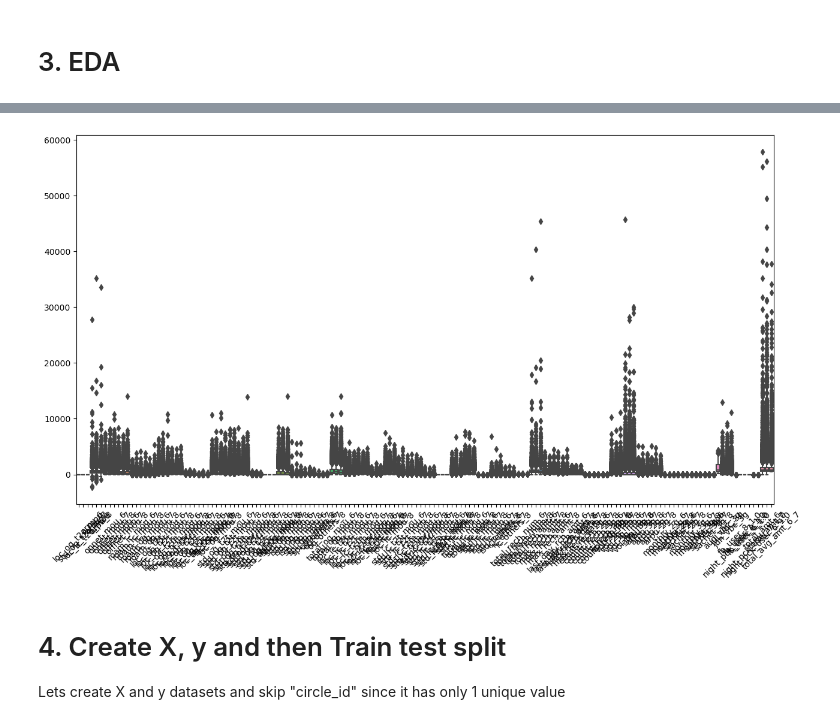
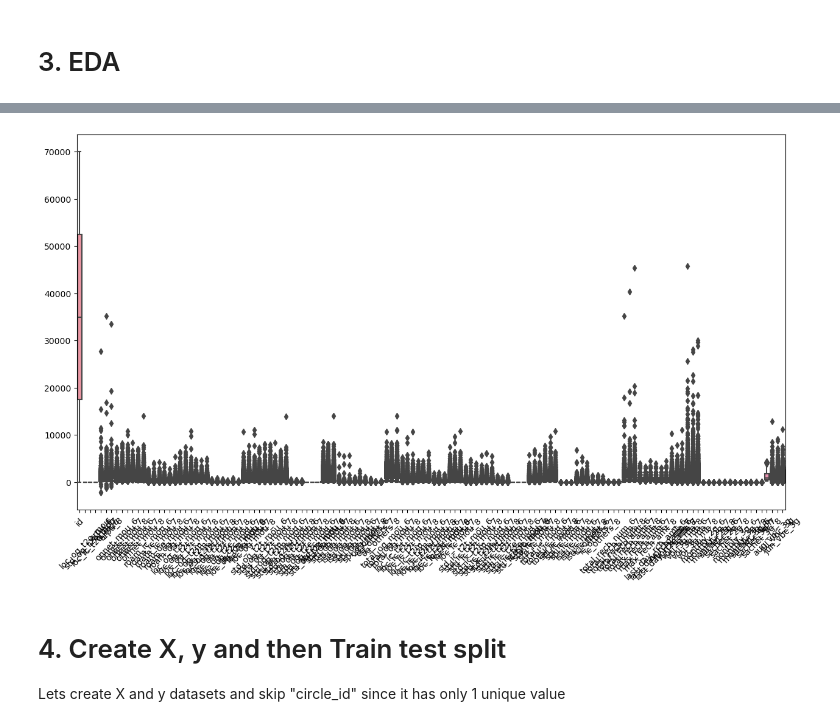
Before and after one commit to tikluganguly/TelecomDraft, a Jupyter notebook: Kiranstarter-notebook - Labs 1-Copy1.ipynb, the cells around one changed output, grey strips where cells are left out. Saved outputs shown, nothing was run; the diff lists cells and outputs as text; code cells hidden in the pictures.

```diff
--- a/Kiranstarter-notebook - Labs 1-Copy1.ipynb
+++ b/Kiranstarter-notebook - Labs 1-Copy1.ipynb
@@ -342,6 +343,6 @@ telecomdata_curated = pd.concat([telecomdata_curated, dummy_df], axis=1)
 # %%
 # drop the category cols
-telecomdata_curated.drop(['night_pck_user_8', 'fb_user_8', 'fb_user_7', 'fb_user_6', 'night_pck_user_7', 'night_pck_user_6'], axis=1, inplace=True)
+#telecomdata_curated.drop(['night_pck_user_8', 'fb_user_8', 'fb_user_7', 'fb_user_6', 'night_pck_user_7', 'night_pck_user_6'], axis=1, inplace=True)
 # %%
 telecomdata_curated.shape
 # %% [output]
@@ -350,20 +351,20 @@ telecomdata_curated.shape
 ### Identify high value customers
 # %%
 # Deriving new columns for Total Data Recharge Amount for the 'Good Phase' in the training set
-telecomdata_curated['total_rech_data_amt_6'] = telecomdata_curated['total_rech_data_6'] * telecomdata_curated['av_rech_amt_data_6']
-telecomdata_curated['total_rech_data_amt_7'] = telecomdata_curated['total_rech_data_7'] * telecomdata_curated['av_rech_amt_data_7']
+#telecomdata_curated['total_rech_data_amt_6'] = telecomdata_curated['total_rech_data_6'] * telecomdata_curated['av_rech_amt_data_6']
+#telecomdata_curated['total_rech_data_amt_7'] = telecomdata_curated['total_rech_data_7'] * telecomdata_curated['av_rech_amt_data_7']
 
-telecomdata_curated['total_amt_6'] = telecomdata_curated['total_rech_data_amt_6'] + telecomdata_curated['total_rech_amt_6']
-telecomdata_curated['total_amt_7'] = telecomdata_curated['total_rech_data_amt_7'] + telecomdata_curated['total_rech_amt_7']
+#telecomdata_curated['total_amt_6'] = telecomdata_curated['total_rech_data_amt_6'] + telecomdata_curated['total_rech_amt_6']
+#telecomdata_curated['total_amt_7'] = telecomdata_curated['total_rech_data_amt_7'] + telecomdata_curated['total_rech_amt_7']
 
-telecomdata_curated['total_avg_amt_6_7'] = telecomdata_curated[['total_amt_6', 'total_amt_7']].mean(axis=1)
+#telecomdata_curated['total_avg_amt_6_7'] = telecomdata_curated[['total_amt_6', 'total_amt_7']].mean(axis=1)
 # %%
 # Dropping the columns as they are not so useful columns for high value customer or churn
 
-drop_data_cols = ['total_rech_data_amt_6', 'total_rech_data_amt_7', 'av_rech_amt_data_6', 'av_rech_amt_data_7',
-                  'av_rech_amt_data_8', 'total_rech_data_6', 'total_rech_data_7', 'total_rech_data_8',]
+#drop_data_cols = ['total_rech_data_amt_6', 'total_rech_data_amt_7', 'av_rech_amt_data_6', 'av_rech_amt_data_7',
+#                  'av_rech_amt_data_8', 'total_rech_data_6', 'total_rech_data_7', 'total_rech_data_8',]
 
-telecomdata_curated.drop(drop_data_cols, axis=1, inplace=True)
+#telecomdata_curated.drop(drop_data_cols, axis=1, inplace=True)
 # %%
 telecomdata_curated.shape
 # %% [output]
@@ -392,6 +389,6 @@ highprofit_custdata['churn_probability'].dtype
 dtype('int64')
 # %%
 # Changing data type int64 to category
-highprofit_custdata['churn_probability'] = highprofit_custdata['churn_probability'].astype('category')
+telecomdata_curated['churn_probability'] = telecomdata_curated['churn_probability'].astype('category')
 # %%
 # analysing churn and not-churn
@@ -426,8 +417,8 @@ ValueError: keyword grid_b is not recognized; valid keywords are ['size', 'width
 # %%
 plt.figure(figsize=(15,8))
 plt.xticks(rotation=45)
-sns.boxplot(data = highprofit_custdata)
+sns.boxplot(data = telecomdata_curated)
 plt.show()
 # %% [output]
-[figure, old version]
+[figure, new version]
 # %%
```
Also changed, not shown: parts of 124 cells of this notebook.
